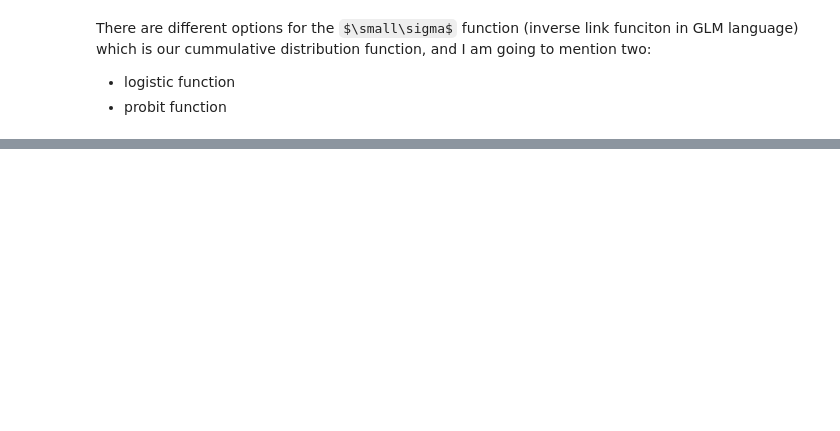
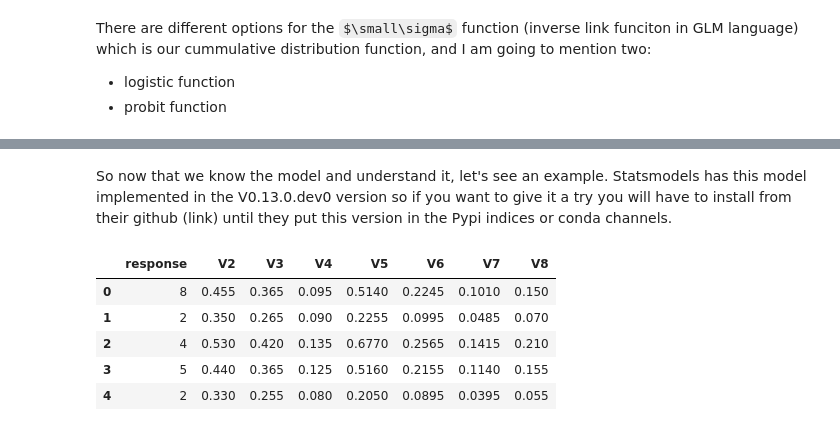
Before and after one commit to eduardbermejo/blog, a Jupyter notebook: _notebooks/2021-02-02-Ranking.ipynb, the cells around one changed output, grey strips where cells are left out. Saved outputs shown, nothing was run; the diff lists cells and outputs as text; code cells hidden in the pictures; some formulas as TeX source; blank space fills up the shorter version.

```diff
--- a/_notebooks/2021-02-02-Ranking.ipynb
+++ b/_notebooks/2021-02-02-Ranking.ipynb
@@ -68,0 +88,2 @@ $$
+# %% [markdown]
+So now that we know the model and understand it, let's see an example. Statsmodels has this model implemented in the V0.13.0.dev0 version so if you want to give it a try you will have to install from their github (link) until they put this version in the Pypi indices or conda channels.
@@ -68,0 +98,9 @@ $$
+# %%
+abalone_data.head()
+# %% [output]
+|  | response | V2 | V3 | V4 | V5 | V6 | V7 | V8 |
+| 0 | 8 | 0.455 | 0.365 | 0.095 | 0.5140 | 0.2245 | 0.1010 | 0.150 |
+| 1 | 2 | 0.350 | 0.265 | 0.090 | 0.2255 | 0.0995 | 0.0485 | 0.070 |
+| 2 | 4 | 0.530 | 0.420 | 0.135 | 0.6770 | 0.2565 | 0.1415 | 0.210 |
+| 3 | 5 | 0.440 | 0.365 | 0.125 | 0.5160 | 0.2155 | 0.1140 | 0.155 |
+| 4 | 2 | 0.330 | 0.255 | 0.080 | 0.2050 | 0.0895 | 0.0395 | 0.055 |
```
Also changed, not shown: parts of 15 cells of this notebook.
